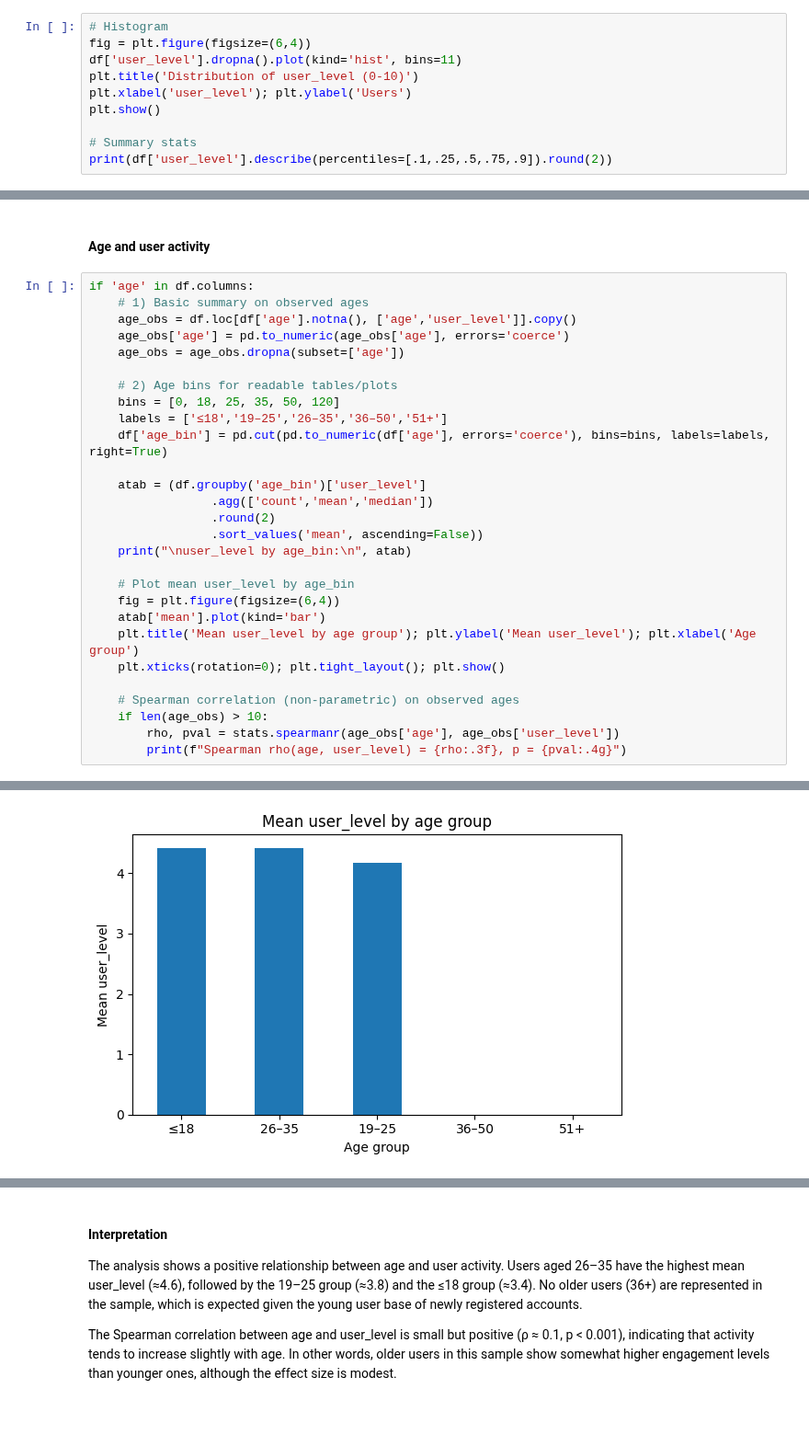
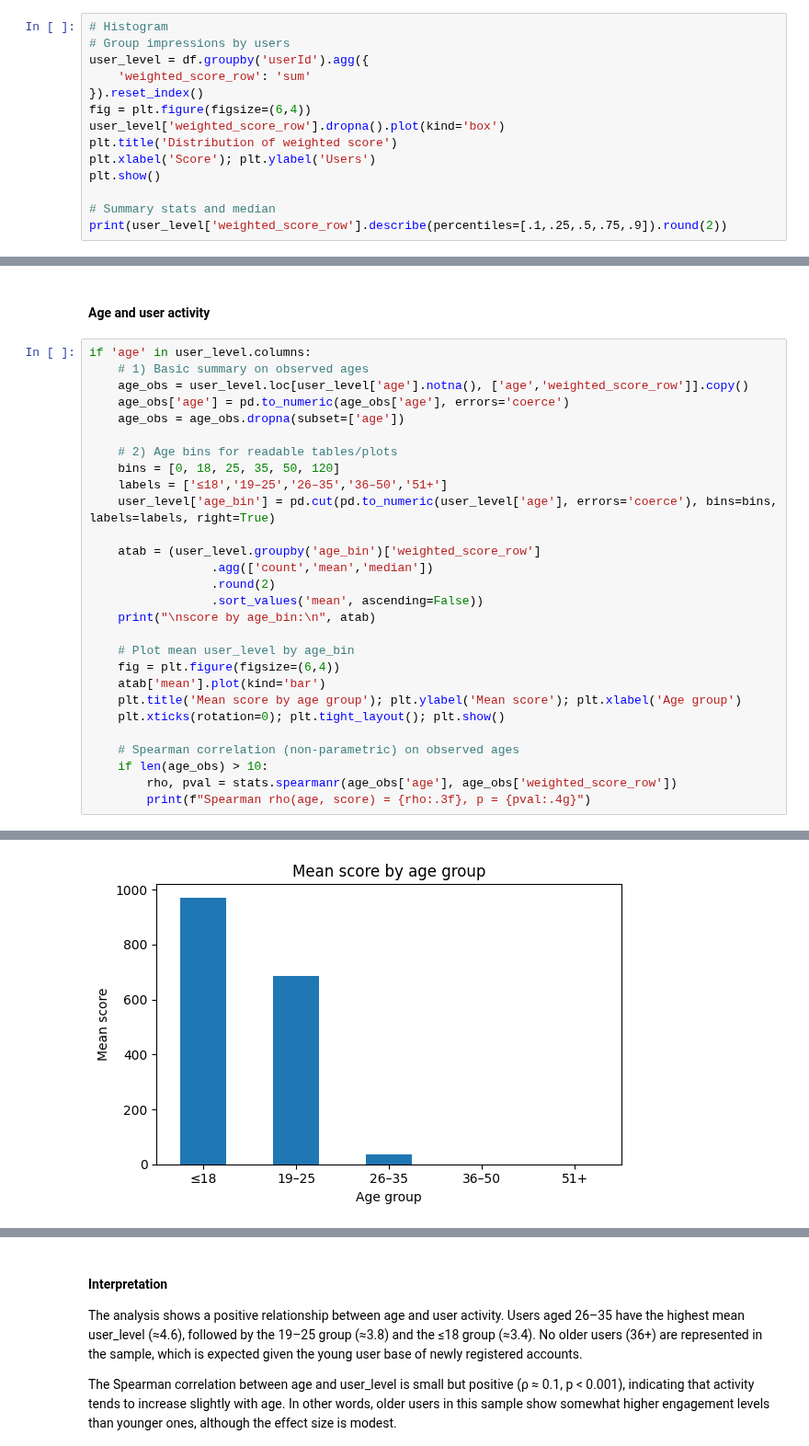
Before and after one commit to renaschaller/Master-Thesis-Music-Streaming, a Jupyter notebook: EDA/EDA.ipynb, the cells around one changed output, grey strips where cells are left out. Shown at 92% size. Saved outputs shown, nothing was run; the diff lists cells and outputs as text; blank space fills up the shorter version.

```diff
--- a/EDA/EDA.ipynb
+++ b/EDA/EDA.ipynb
@@ -356,12 +398,16 @@ A few top users exhibit above-average like/comment activity.
 We want to understand how the platform’s activity intensity (0–10) is distributed across users. This informs whether activity is concentrated or broad, sensible cutoffs for “more active” cohorts, how much variance user_level can explain in downstream EDA.
 # %%
 # Histogram
+# Group impressions by users
+user_level = df.groupby('userId').agg({
+    'weighted_score_row': 'sum'
+}).reset_index()
 fig = plt.figure(figsize=(6,4))
-df['user_level'].dropna().plot(kind='hist', bins=11)
-plt.title('Distribution of user_level (0-10)')
-plt.xlabel('user_level'); plt.ylabel('Users')
+user_level['weighted_score_row'].dropna().plot(kind='box')
+plt.title('Distribution of weighted score')
+plt.xlabel('Score'); plt.ylabel('Users')
 plt.show()
 
-# Summary stats
-print(df['user_level'].describe(percentiles=[.1,.25,.5,.75,.9]).round(2))
+# Summary stats and median
+print(user_level['weighted_score_row'].describe(percentiles=[.1,.25,.5,.75,.9]).round(2))
 # %% [output]
@@ -384,31 +430,31 @@ The next step is to explore whether user demographics are associate with their a
 # %% [markdown]
 #### Age and user activity
 # %%
-if 'age' in df.columns:
+if 'age' in user_level.columns:
     # 1) Basic summary on observed ages
-    age_obs = df.loc[df['age'].notna(), ['age','user_level']].copy()
+    age_obs = user_level.loc[user_level['age'].notna(), ['age','weighted_score_row']].copy()
     age_obs['age'] = pd.to_numeric(age_obs['age'], errors='coerce')
     age_obs = age_obs.dropna(subset=['age'])
 
     # 2) Age bins for readable tables/plots
     bins = [0, 18, 25, 35, 50, 120]
     labels = ['≤18','19–25','26–35','36–50','51+']
-    df['age_bin'] = pd.cut(pd.to_numeric(df['age'], errors='coerce'), bins=bins, labels=labels, right=True)
+    user_level['age_bin'] = pd.cut(pd.to_numeric(user_level['age'], errors='coerce'), bins=bins, labels=labels, right=True)
 
-    atab = (df.groupby('age_bin')['user_level']
+    atab = (user_level.groupby('age_bin')['weighted_score_row']
                  .agg(['count','mean','median'])
                  .round(2)
                  .sort_values('mean', ascending=False))
-    print("\nuser_level by age_bin:\n", atab)
+    print("\nscore by age_bin:\n", atab)
 
     # Plot mean user_level by age_bin
     fig = plt.figure(figsize=(6,4))
     atab['mean'].plot(kind='bar')
-    plt.title('Mean user_level by age group'); plt.ylabel('Mean user_level'); plt.xlabel('Age group')
+    plt.title('Mean score by age group'); plt.ylabel('Mean score'); plt.xlabel('Age group')
     plt.xticks(rotation=0); plt.tight_layout(); plt.show()
 
     # Spearman correlation (non-parametric) on observed ages
     if len(age_obs) > 10:
-        rho, pval = stats.spearmanr(age_obs['age'], age_obs['user_level'])
-        print(f"Spearman rho(age, user_level) = {rho:.3f}, p = {pval:.4g}")
+        rho, pval = stats.spearmanr(age_obs['age'], age_obs['weighted_score_row'])
+        print(f"Spearman rho(age, score) = {rho:.3f}, p = {pval:.4g}")
 # %% [output]
@@ -423 +469 @@ age_bin
-[figure, old version]
+[figure, new version]
```
Also changed, not shown: parts of 32 cells of this notebook, 2 other files.
